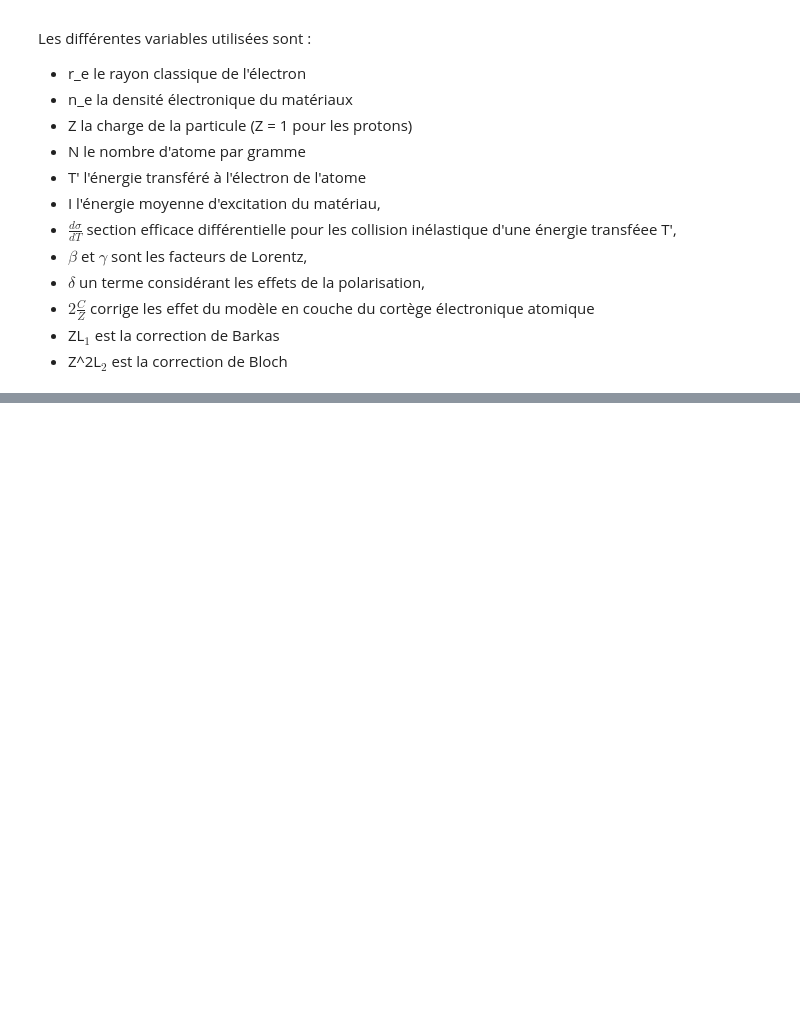
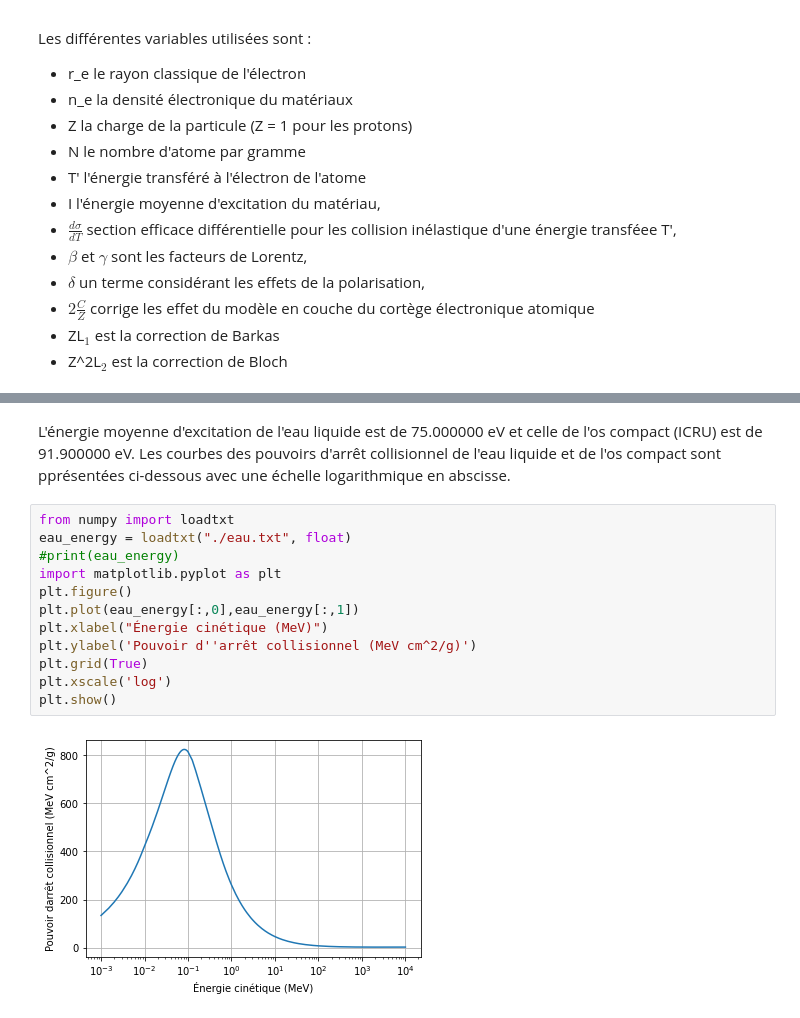
Before and after one commit to dvdturg/Phys_num, a Jupyter notebook: TP1/TP1.ipynb, the cells around one changed output, grey strips where cells are left out. Saved outputs shown, nothing was run; the diff lists cells and outputs as text; blank space fills up the shorter version.

```diff
--- a/TP1/TP1.ipynb
+++ b/TP1/TP1.ipynb
@@ -71,0 +97,16 @@ Les différentes variables utilisées sont :
+# %% [markdown]
+L'énergie moyenne d'excitation de l'eau liquide est de 75.000000 eV et celle de l'os compact (ICRU) est de 91.900000 eV. Les courbes des pouvoirs d'arrêt collisionnel de l'eau liquide et de l'os compact sont pprésentées ci-dessous avec une échelle logarithmique en abscisse.
+# %%
+from numpy import loadtxt
+eau_energy = loadtxt("./eau.txt", float)
+#print(eau_energy)
+import matplotlib.pyplot as plt
+plt.figure()
+plt.plot(eau_energy[:,0],eau_energy[:,1])
+plt.xlabel("Énergie cinétique (MeV)")
+plt.ylabel('Pouvoir d''arrêt collisionnel (MeV cm^2/g)')
+plt.grid(True)
+plt.xscale('log')
+plt.show()
+# %% [output]
+[figure, added]
```
Also changed, not shown: parts of 5 cells of this notebook, 2 other files.
